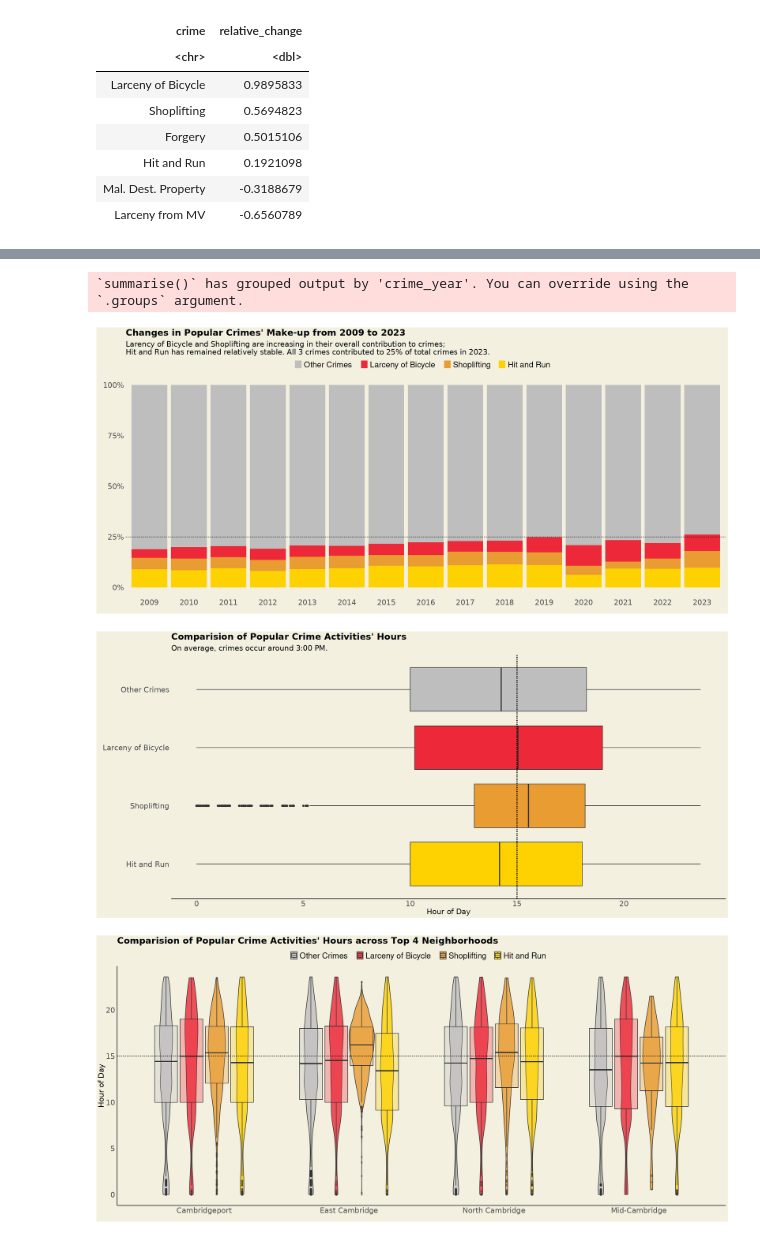
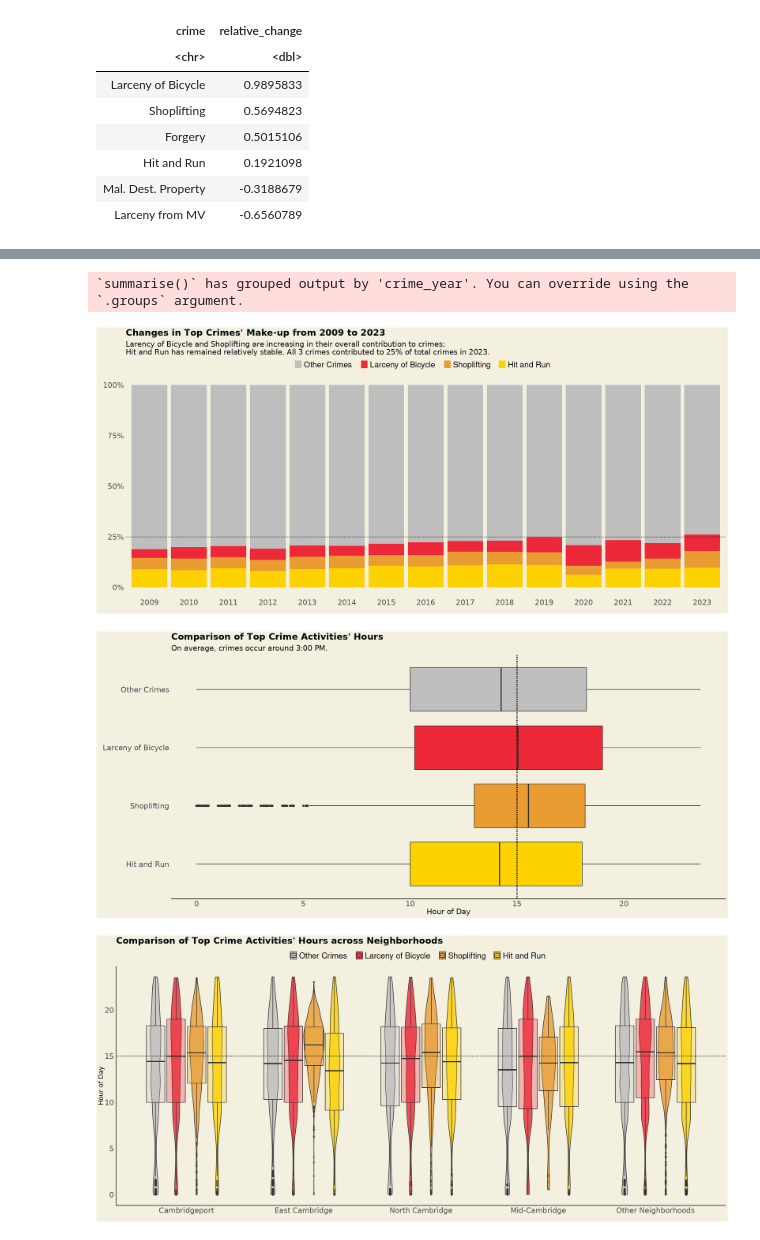
Before and after one commit to KhoaTran3126/Cambridge-Crimes-2009-2023, a Jupyter notebook: bicycle-theft-and-shoplifting-two-growing-crimes.ipynb, the cells around one changed output, grey strips where cells are left out. Cells and saved outputs as stored; diff of their text form; code cells hidden in the pictures.

Commit message:
Kaggle Notebook | Bicycle Theft and Shoplifting: Two Growing Crimes | Version 15

```diff
--- a/bicycle-theft-and-shoplifting-two-growing-crimes.ipynb
+++ b/bicycle-theft-and-shoplifting-two-growing-crimes.ipynb
@@ -449,7 +449,7 @@ data %>%
     ggplot(aes(x=crime_year, y=proportion, fill=crime)) +
     geom_bar(stat="identity") +
     geom_hline(yintercept=.25, linetype="dashed") +
-    labs(title="Changes in Popular Crimes' Make-up from 2009 to 2023",
+    labs(title="Changes in Top Crimes' Make-up from 2009 to 2023",
          subtitle=subtitle,
          x="",
          y=""
@@ -472,7 +472,7 @@ data %>%
 # %% [output]
 `summarise()` has grouped output by 'crime_year'. You can override using the
 `.groups` argument.
-[figure, old version]
+[figure, new version]
 # %%
 # crimes <- c("Larceny of Bicycle", "Hit and Run", "Shoplifting")
 
@@ -516,7 +516,7 @@ crimes_hours_df <-
 # %%
 ggplot(data=crimes_hours_df, aes(x=crime_time, y=crime, fill=crime)) +
     geom_boxplot() +
-    labs(title="Comparision of Popular Crime Activities' Hours",
+    labs(title="Comparison of Top Crime Activities' Hours",
          subtitle="On average, crimes occur around 3:00 PM.",
          x="Hour of Day",
          y=""
@@ -537,44 +537,50 @@ ggplot(data=crimes_hours_df, aes(x=crime_time, y=crime, fill=crime)) +
                                )
                      )
 # %% [output]
-[figure, old version]
+[figure, new version]
 # %%
-neighborhoods <- c("Cambridgeport", "East Cambridge",
-                   "North Cambridge", "Mid-Cambridge")
+neighborhood_levels <- c("Cambridgeport", "East Cambridge",
+                         "North Cambridge", "Mid-Cambridge", "Other Neighborhoods")
 crime_levels <- c( "Hit and Run   ", "Shoplifting   ",
                   "Larceny of Bicycle   ", "Other Crimes   ")
 
 data %>%
-    filter(neighborhood %in% neighborhoods) %>%
+    mutate(neighborhood = case_when(neighborhood=="Cambridgeport" ~ "Cambridgeport",
+                                    neighborhood=="East Cambridge" ~ "East Cambridge",
+                                    neighborhood=="North Cambridge" ~ "North Cambridge",
+                                    neighborhood=="Mid-Cambridge" ~ "Mid-Cambridge",
+                                    .default="Other Neighborhoods"
+                                   )
+          ) %>%
     mutate(crime = case_when(crime=="Larceny of Bicycle" ~ "Larceny of Bicycle   ",
                              crime=="Hit and Run" ~ "Hit and Run   ",
                              crime=="Shoplifting" ~ "Shoplifting   ",
                              .default="Other Crimes   "
                             )
            ) %>%
     mutate(crime = factor(crime, level=rev(crime_levels)),
-           neighborhood = factor(neighborhood, level=neighborhoods)
+           neighborhood = factor(neighborhood, level=neighborhood_levels)
           ) %>%
     ggplot(aes(x=neighborhood, y=crime_time, fill=crime)) +
     geom_violin(alpha=.8, width=.7) +
     geom_boxplot(width=.7, alpha=.3, coef=1) +
     geom_hline(yintercept=15, linetype="dashed") +
-    labs(title="Comparision of Popular Crime Activities' Hours across Top 4 Neighborhoods",
+    labs(title="Comparison of Top Crime Activities' Hours across Neighborhoods",
          x="",
          y="Hour of Day"
          ) +
     theme_custom +
     theme(axis.ticks.x=element_blank(),
           axis.ticks.y=element_blank(),
           panel.grid.major.y=element_blank(),
-          axis.title.y=element_text(size=18, family="Econ Sans Cnd light"),
+          axis.title.y=element_text(size=16, family="Econ Sans Cnd light"),
           legend.text = element_text(size=20, hjust=0, vjust=.5)
          ) +
     scale_fill_manual(values=c("Other Crimes   "="gray",
                                "Larceny of Bicycle   "="#ED2939",
                                "Shoplifting   "="#E89C31",
                                "Hit and Run   "="#FED100"
                                )
                      )
 # %% [output]
-[figure, old version]
+[figure, new version]
```
Also changed, not shown: parts of 3 cells of this notebook.
